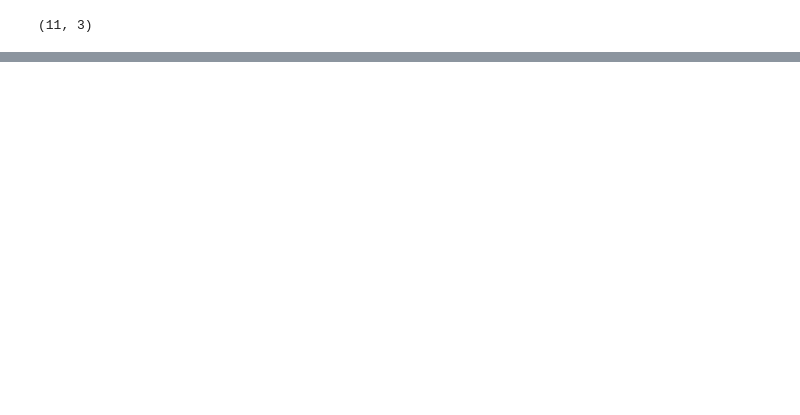
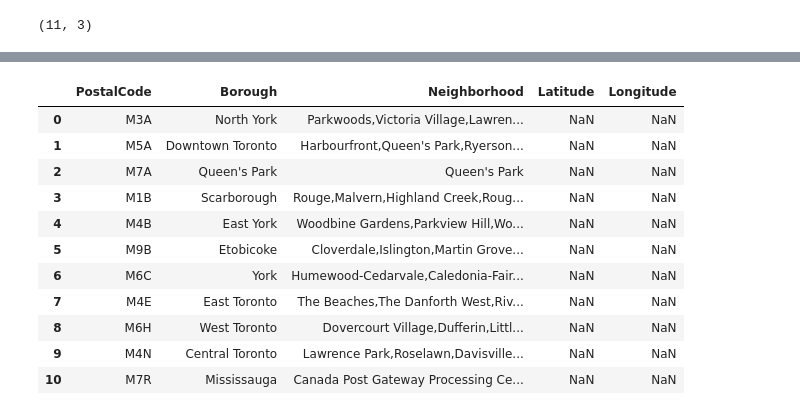
Before and after one commit to Gomezhuang/coursera_capstone, a Jupyter notebook: week 3.ipynb, the cells around one changed output, grey strips where cells are left out. Cells and saved outputs as stored; diff of their text form; code cells hidden in the pictures; blank space fills up the shorter version.

```diff
--- a/week 3.ipynb
+++ b/week 3.ipynb
@@ -210,0 +236,16 @@ df1.shape
+# %%
+df1 = df1.reindex(columns=list(df1.columns) + ['Latitude','Longitude'])
+df1
+# %% [output]
+|  | PostalCode | Borough | Neighborhood | Latitude | Longitude |
+| 0 | M3A | North York | Parkwoods,Victoria Village,Lawren... | NaN | NaN |
+| 1 | M5A | Downtown Toronto | Harbourfront,Queen's Park,Ryerson... | NaN | NaN |
+| 2 | M7A | Queen's Park | Queen's Park | NaN | NaN |
+| 3 | M1B | Scarborough | Rouge,Malvern,Highland Creek,Roug... | NaN | NaN |
+| 4 | M4B | East York | Woodbine Gardens,Parkview Hill,Wo... | NaN | NaN |
+| 5 | M9B | Etobicoke | Cloverdale,Islington,Martin Grove... | NaN | NaN |
+| 6 | M6C | York | Humewood-Cedarvale,Caledonia-Fair... | NaN | NaN |
+| 7 | M4E | East Toronto | The Beaches,The Danforth West,Riv... | NaN | NaN |
+| 8 | M6H | West Toronto | Dovercourt Village,Dufferin,Littl... | NaN | NaN |
+| 9 | M4N | Central Toronto | Lawrence Park,Roselawn,Davisville... | NaN | NaN |
+| 10 | M7R | Mississauga | Canada Post Gateway Processing Ce... | NaN | NaN |
```
Also changed, not shown: parts of 43 cells of this notebook.
